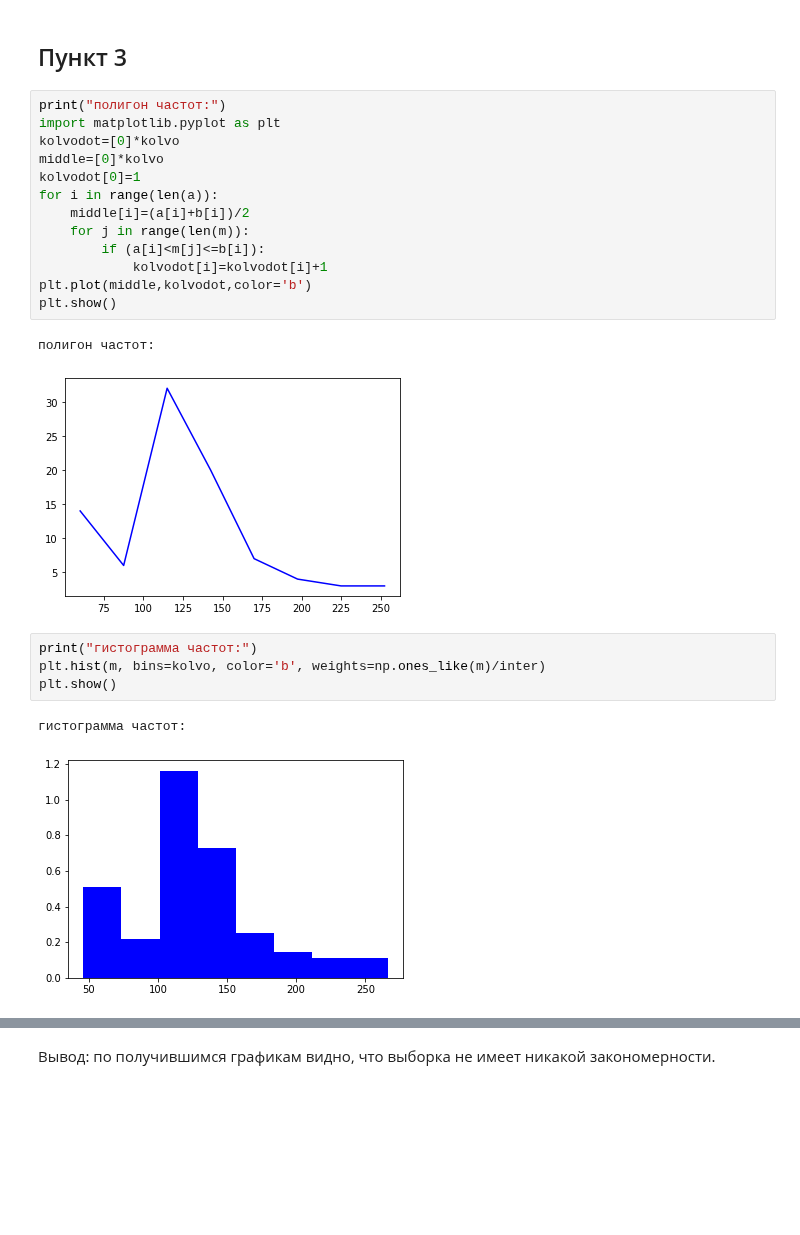
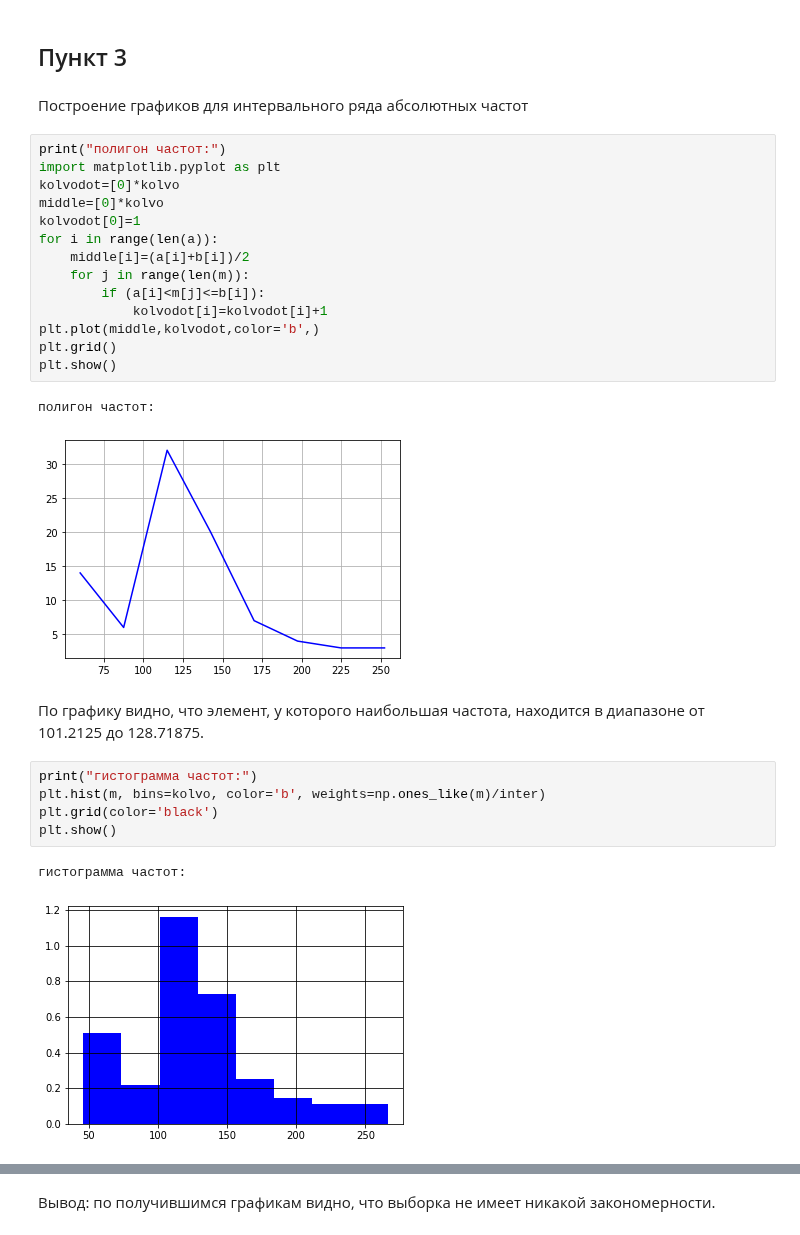
Before and after one commit to the-mvi/stat_an-2022, a Jupyter notebook: 0373_Gladkova_EI/task1.ipynb, the cells around one changed output, grey strips where cells are left out. Cells and saved outputs as stored; diff of their text form; blank space fills up the shorter version.

```diff
--- a/0373_Gladkova_EI/task1.ipynb
+++ b/0373_Gladkova_EI/task1.ipynb
@@ -195,28 +201,34 @@ for i in range(1,kolvo):
 ( 238.74375 , 266.25 ]
 # %% [markdown]
 ## Пункт 3
+# %% [markdown]
+Построение графиков для интервального ряда абсолютных частот
 # %%
 print("полигон частот:")
 import matplotlib.pyplot as plt
 kolvodot=[0]*kolvo
 middle=[0]*kolvo
 kolvodot[0]=1
 for i in range(len(a)):
     middle[i]=(a[i]+b[i])/2
     for j in range(len(m)):
         if (a[i]<m[j]<=b[i]):
             kolvodot[i]=kolvodot[i]+1
-plt.plot(middle,kolvodot,color='b')
+plt.plot(middle,kolvodot,color='b',)
+plt.grid()
 plt.show()
 # %% [output]
 полигон частот:
-[figure, old version]
+[figure, new version]
+# %% [markdown]
+По графику видно, что элемент, у которого наибольшая частота, находится в диапазоне от 101.2125 до 128.71875.
 # %%
 print("гистограмма частот:")
 plt.hist(m, bins=kolvo, color='b', weights=np.ones_like(m)/inter)
+plt.grid(color='black')
 plt.show()
 # %% [output]
 гистограмма частот:
-[figure, old version]
+[figure, new version]
 # %%
 print("эмпирическая функция:")
```
Also changed, not shown: parts of 29 cells of this notebook.
